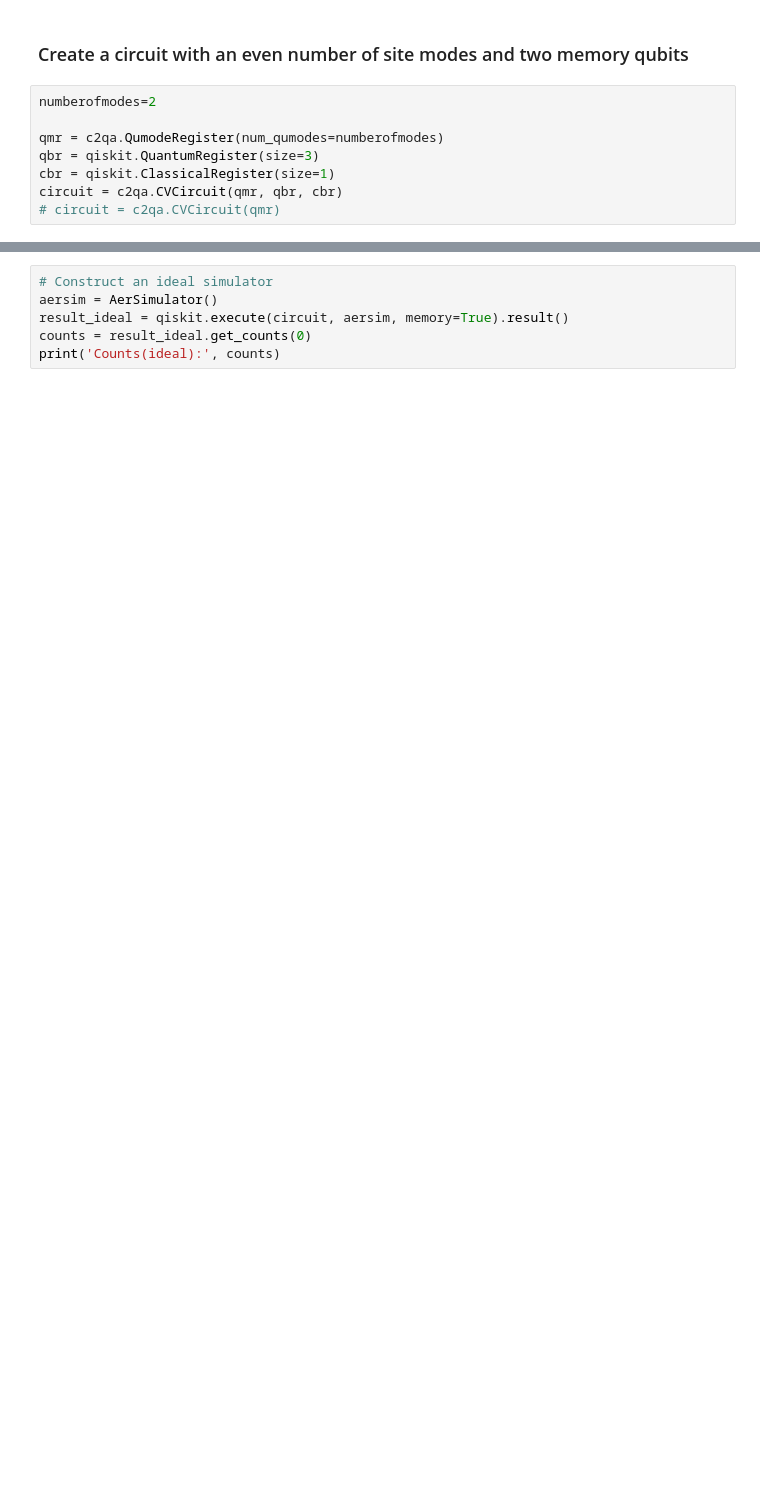
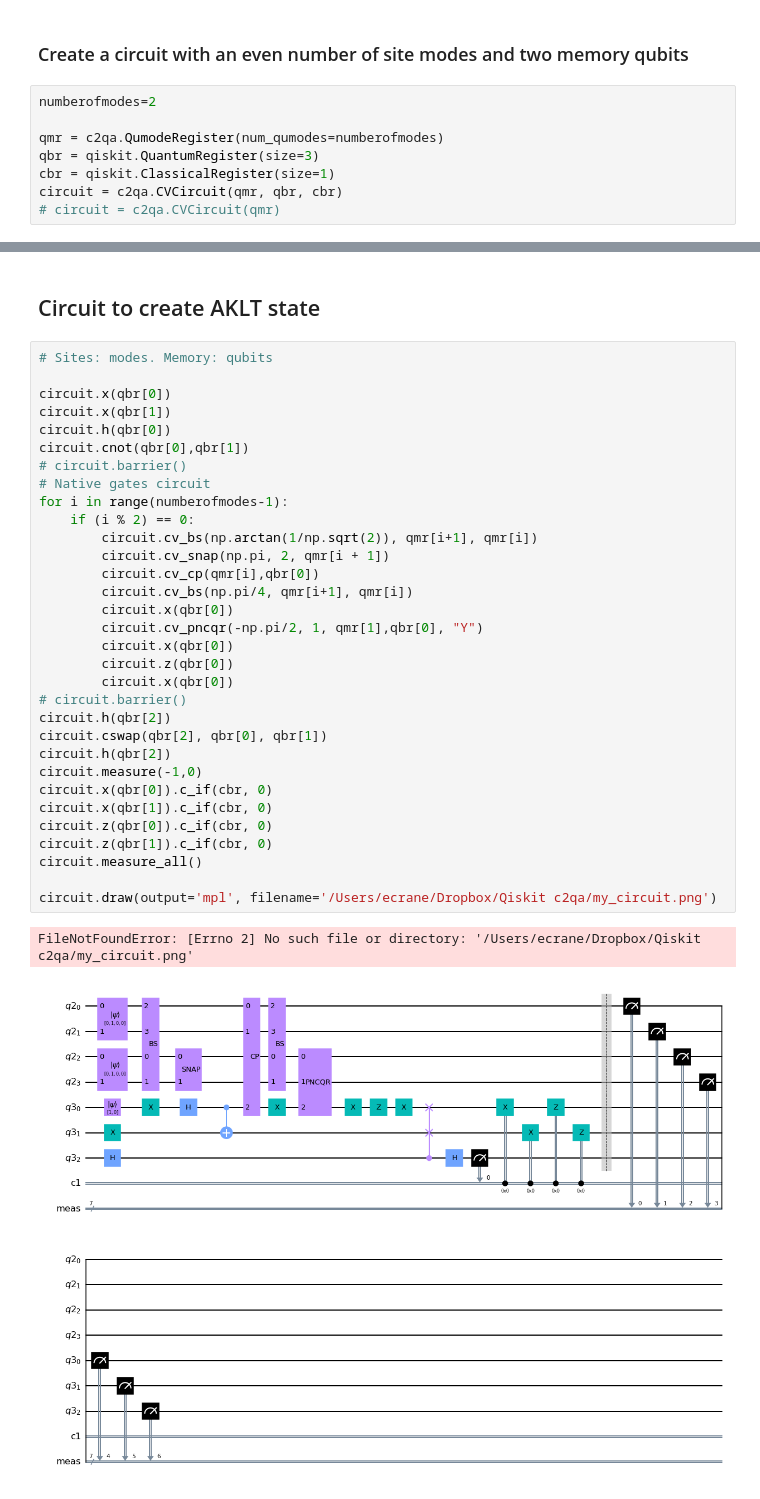
Before and after one commit to C2QA/bosonic-qiskit, a Jupyter notebook: tutorials/aklt/aklt_circuit.ipynb, the cells around one changed output, grey strips where cells are left out. Drawn from its saved outputs; the diff is of its cells as text; blank space fills up the shorter version.

Commit message:
full working AKLT tutorial + new functions - still needs more commenting

```diff
--- a/tutorials/aklt/aklt_circuit.ipynb
+++ b/tutorials/aklt/aklt_circuit.ipynb
@@ -90,6 +72,37 @@ qubits:  000  qumodes:  20     with amplitude:  0.49999999999999994
-# %%
-# Construct an ideal simulator
-aersim = AerSimulator()
-result_ideal = qiskit.execute(circuit, aersim, memory=True).result()
-counts = result_ideal.get_counts(0)
-print('Counts(ideal):', counts)
+# %% [markdown]
+## Circuit to create AKLT state
+# %%
+# Sites: modes. Memory: qubits
+
+circuit.x(qbr[0])
+circuit.x(qbr[1])
+circuit.h(qbr[0])
+circuit.cnot(qbr[0],qbr[1])
+# circuit.barrier()
+# Native gates circuit
+for i in range(numberofmodes-1):
+    if (i % 2) == 0:
+        circuit.cv_bs(np.arctan(1/np.sqrt(2)), qmr[i+1], qmr[i])
+        circuit.cv_snap(np.pi, 2, qmr[i + 1])
+        circuit.cv_cp(qmr[i],qbr[0])
+        circuit.cv_bs(np.pi/4, qmr[i+1], qmr[i])
+        circuit.x(qbr[0])
+        circuit.cv_pncqr(-np.pi/2, 1, qmr[1],qbr[0], "Y")
+        circuit.x(qbr[0])
+        circuit.z(qbr[0])
+        circuit.x(qbr[0])
+# circuit.barrier()
+circuit.h(qbr[2])
+circuit.cswap(qbr[2], qbr[0], qbr[1])
+circuit.h(qbr[2])
+circuit.measure(-1,0)
+circuit.x(qbr[0]).c_if(cbr, 0)
+circuit.x(qbr[1]).c_if(cbr, 0)
+circuit.z(qbr[0]).c_if(cbr, 0)
+circuit.z(qbr[1]).c_if(cbr, 0)
+circuit.measure_all()
+
+circuit.draw(output='mpl', filename='/Users/ecrane/Dropbox/Qiskit c2qa/my_circuit.png')
+# %% [output]
+FileNotFoundError: [Errno 2] No such file or directory: '/Users/ecrane/Dropbox/Qiskit c2qa/my_circuit.png'
+[figure, added]
```
Also changed, not shown: parts of 24 cells of this notebook, 2 other files.
